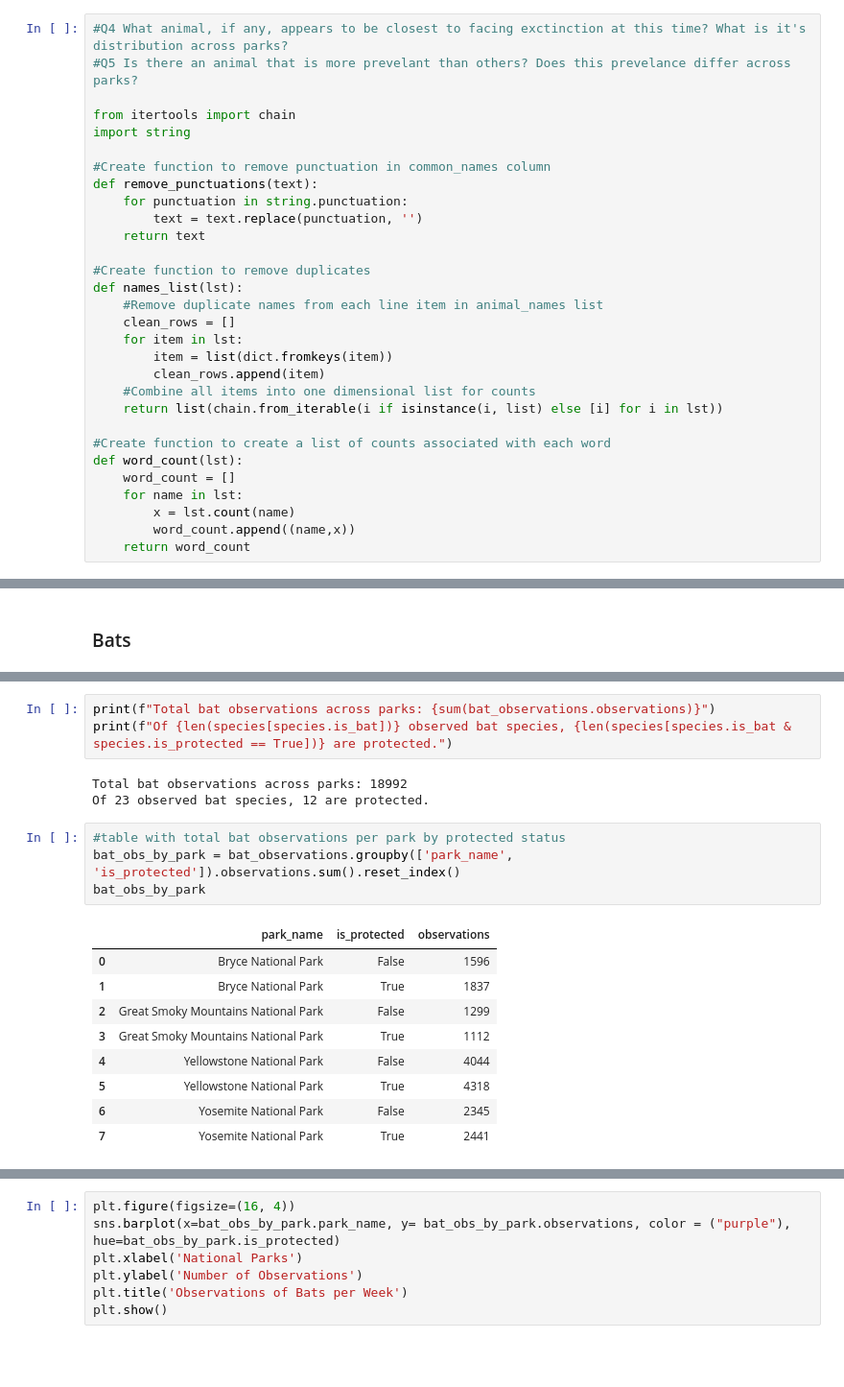
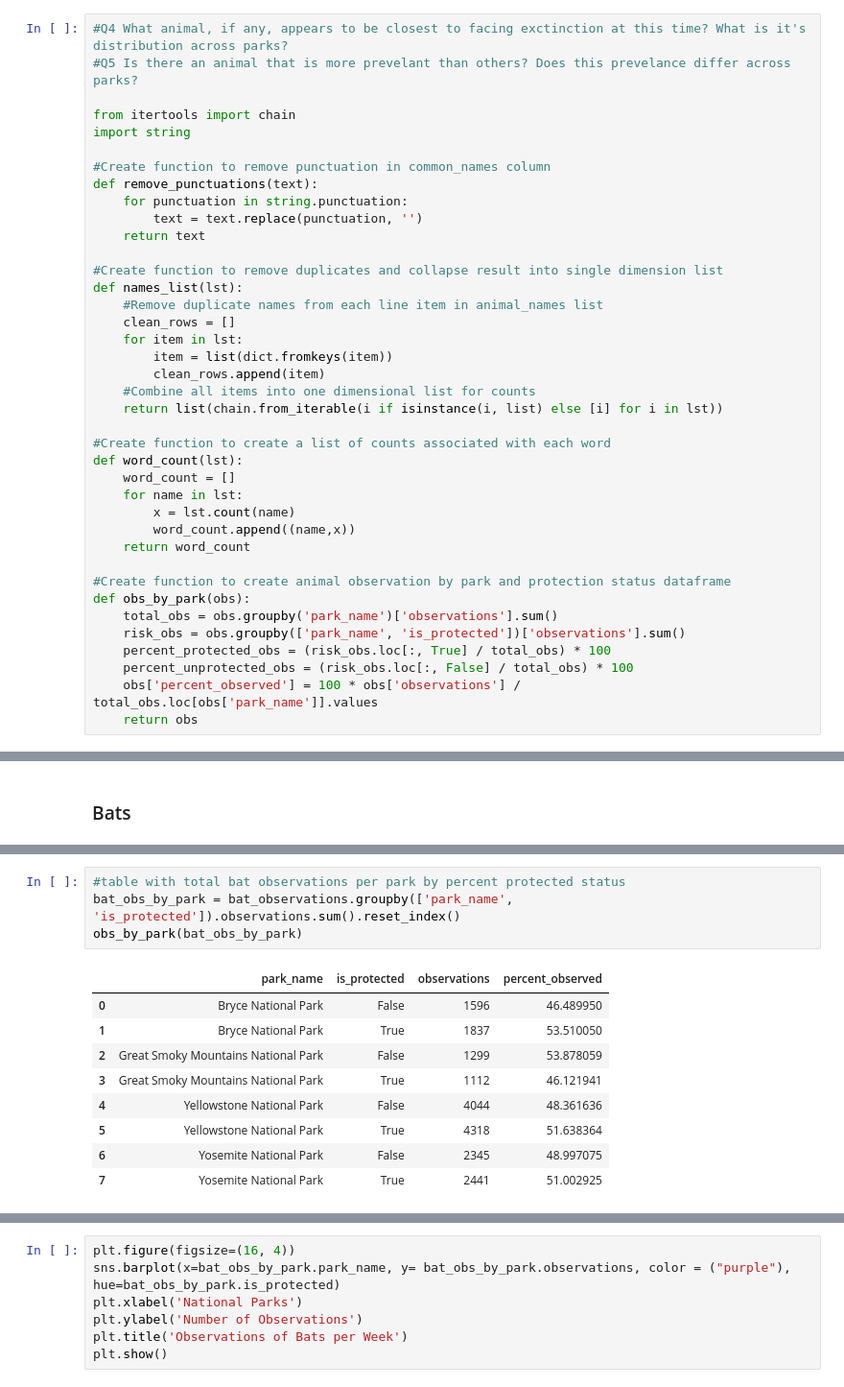
Before and after one commit to h-ostcode/Biodiversity-in-National-Parks, a Jupyter notebook: biodiversity.ipynb, the cells around one changed output, grey strips where cells are left out. Shown: that part at 96% size. Drawn from its saved outputs; the diff is of its cells as text; blank space fills up the shorter version.

Commit message:
Created obs_by_park function to create dataframe of percent distribution of protected vs unprotected observations per park of animal species.

```diff
--- a/biodiversity.ipynb
+++ b/biodiversity.ipynb
@@ -326,7 +325,7 @@ def remove_punctuations(text):
         text = text.replace(punctuation, '')
     return text
 
-#Create function to remove duplicates
+#Create function to remove duplicates and collapse result into single dimension list
 def names_list(lst):
     #Remove duplicate names from each line item in animal_names list
     clean_rows = []
@@ -343,6 +342,15 @@ def word_count(lst):
         x = lst.count(name)
         word_count.append((name,x))
     return word_count
+
+#Create function to create animal observation by park and protection status dataframe
+def obs_by_park(obs):
+    total_obs = obs.groupby('park_name')['observations'].sum()
+    risk_obs = obs.groupby(['park_name', 'is_protected'])['observations'].sum()
+    percent_protected_obs = (risk_obs.loc[:, True] / total_obs) * 100
+    percent_unprotected_obs = (risk_obs.loc[:, False] / total_obs) * 100
+    obs['percent_observed'] = 100 * obs['observations'] / total_obs.loc[obs['park_name']].values
+    return obs
 # %% [markdown]
 ### All Species
 # %%
@@ -413,20 +443,14 @@ bat_observations.groupby('park_name').observations.sum().reset_index()
-# %%
-print(f"Total bat observations across parks: {sum(bat_observations.observations)}")
-print(f"Of {len(species[species.is_bat])} observed bat species, {len(species[species.is_bat & species.is_protected == True])} are protected.")
-# %% [output]
-Total bat observations across parks: 18992
-Of 23 observed bat species, 12 are protected.
 # %%
-#table with total bat observations per park by protected status
+#table with total bat observations per park by percent protected status
 bat_obs_by_park = bat_observations.groupby(['park_name', 'is_protected']).observations.sum().reset_index()
-bat_obs_by_park
+obs_by_park(bat_obs_by_park)
 # %% [output]
-|  | park_name | is_protected | observations |
-| 0 | Bryce National Park | False | 1596 |
-| 1 | Bryce National Park | True | 1837 |
-| 2 | Great Smoky Mountains National Park | False | 1299 |
-| 3 | Great Smoky Mountains National Park | True | 1112 |
-| 4 | Yellowstone National Park | False | 4044 |
-| 5 | Yellowstone National Park | True | 4318 |
-| 6 | Yosemite National Park | False | 2345 |
-| 7 | Yosemite National Park | True | 2441 |
+|  | park_name | is_protected | observations | percent_observed |
+| 0 | Bryce National Park | False | 1596 | 46.489950 |
+| 1 | Bryce National Park | True | 1837 | 53.510050 |
+| 2 | Great Smoky Mountains National Park | False | 1299 | 53.878059 |
+| 3 | Great Smoky Mountains National Park | True | 1112 | 46.121941 |
+| 4 | Yellowstone National Park | False | 4044 | 48.361636 |
+| 5 | Yellowstone National Park | True | 4318 | 51.638364 |
+| 6 | Yosemite National Park | False | 2345 | 48.997075 |
+| 7 | Yosemite National Park | True | 2441 | 51.002925 |
```
Also changed, not shown: parts of 23 cells of this notebook.
